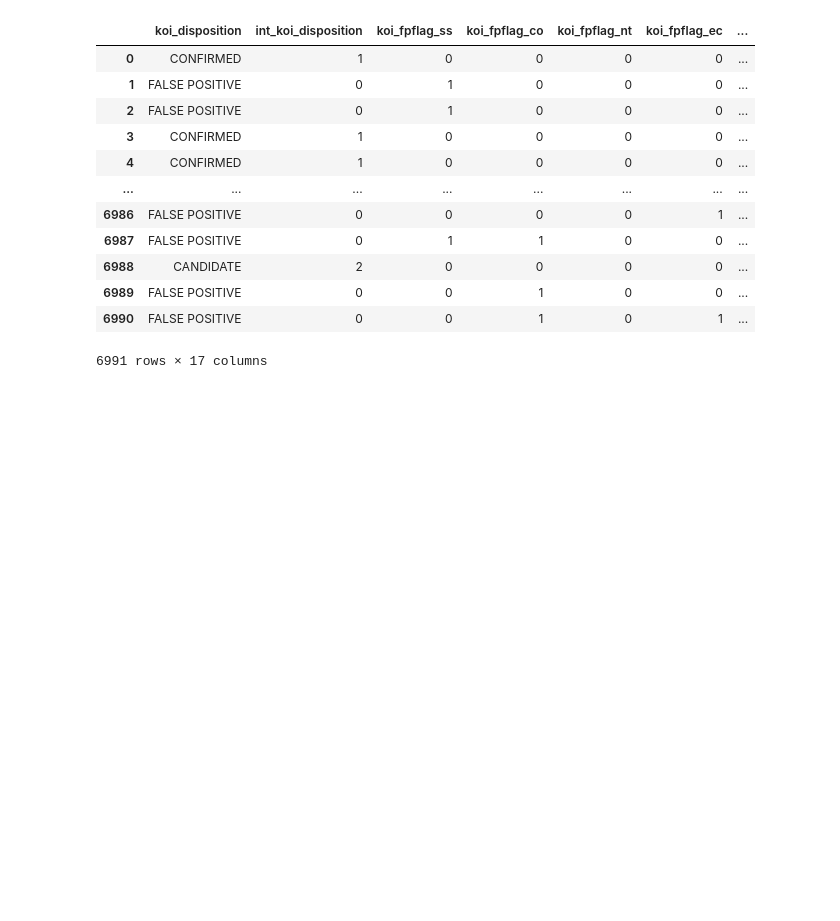
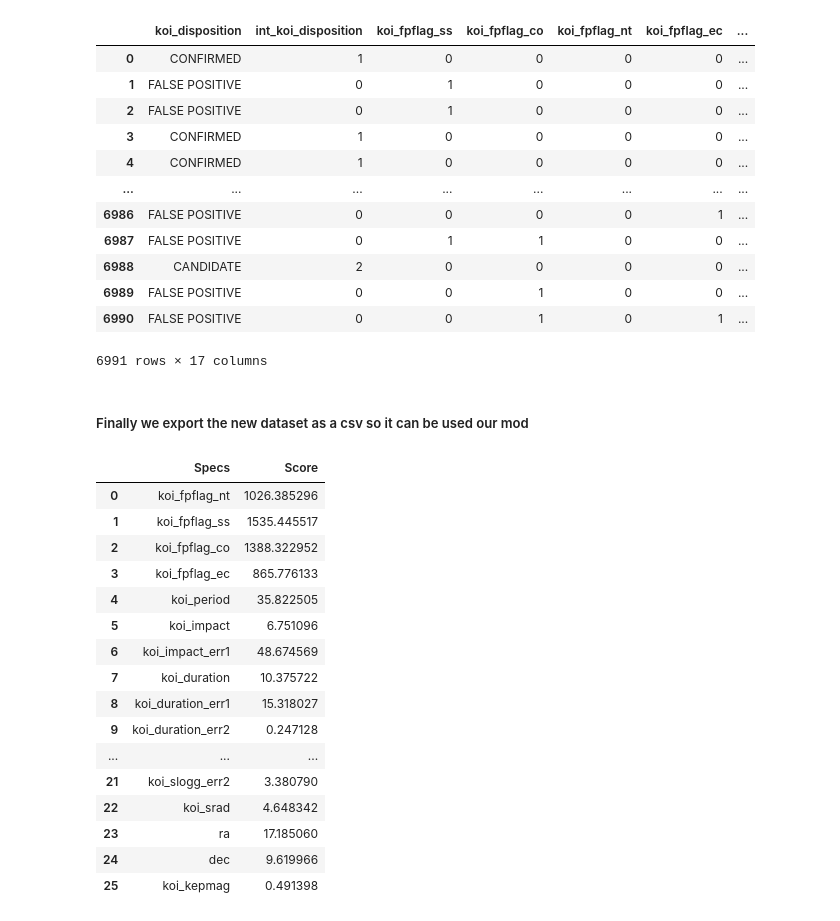
Before and after one commit to luisantoniococa/Exoplanet_Exploration_Machine_Learning, a Jupyter notebook: Preprocessing_and_feature_selection.ipynb, the cells around one changed output. Cells and saved outputs as stored; diff of their text form; code cells hidden in the pictures; blank space fills up the shorter version.

Commit message:
created a table showing the final features and created a png file for it

```diff
--- a/Preprocessing_and_feature_selection.ipynb
+++ b/Preprocessing_and_feature_selection.ipynb
@@ -546,5 +546,7 @@ cleaned_df
 | 6989 | FALSE POSITIVE | 0 | 0 | 1 | 0 | 0 | ... |
 | 6990 | FALSE POSITIVE | 0 | 0 | 1 | 0 | 1 | ... |
 6991 rows × 17 columns
+# %% [markdown]
+##### Finally we export the new dataset as a csv so it can be used our mod
 # %%
 cleaned_df.to_csv('cleaned_dataset.csv', index = False)
@@ -550,0 +555,20 @@ cleaned_df.to_csv('cleaned_dataset.csv', index = False)
+# %%
+featureScores
+# %% [output]
+|  | Specs | Score |
+| 0 | koi_fpflag_nt | 1026.385296 |
+| 1 | koi_fpflag_ss | 1535.445517 |
+| 2 | koi_fpflag_co | 1388.322952 |
+| 3 | koi_fpflag_ec | 865.776133 |
+| 4 | koi_period | 35.822505 |
+| 5 | koi_impact | 6.751096 |
+| 6 | koi_impact_err1 | 48.674569 |
+| 7 | koi_duration | 10.375722 |
+| 8 | koi_duration_err1 | 15.318027 |
+| 9 | koi_duration_err2 | 0.247128 |
+| ... | ... | ... |
+| 21 | koi_slogg_err2 | 3.380790 |
+| 22 | koi_srad | 4.648342 |
+| 23 | ra | 17.185060 |
+| 24 | dec | 9.619966 |
+| 25 | koi_kepmag | 0.491398 |
```
Also changed, not shown: parts of 2 cells of this notebook, 1 other file.
